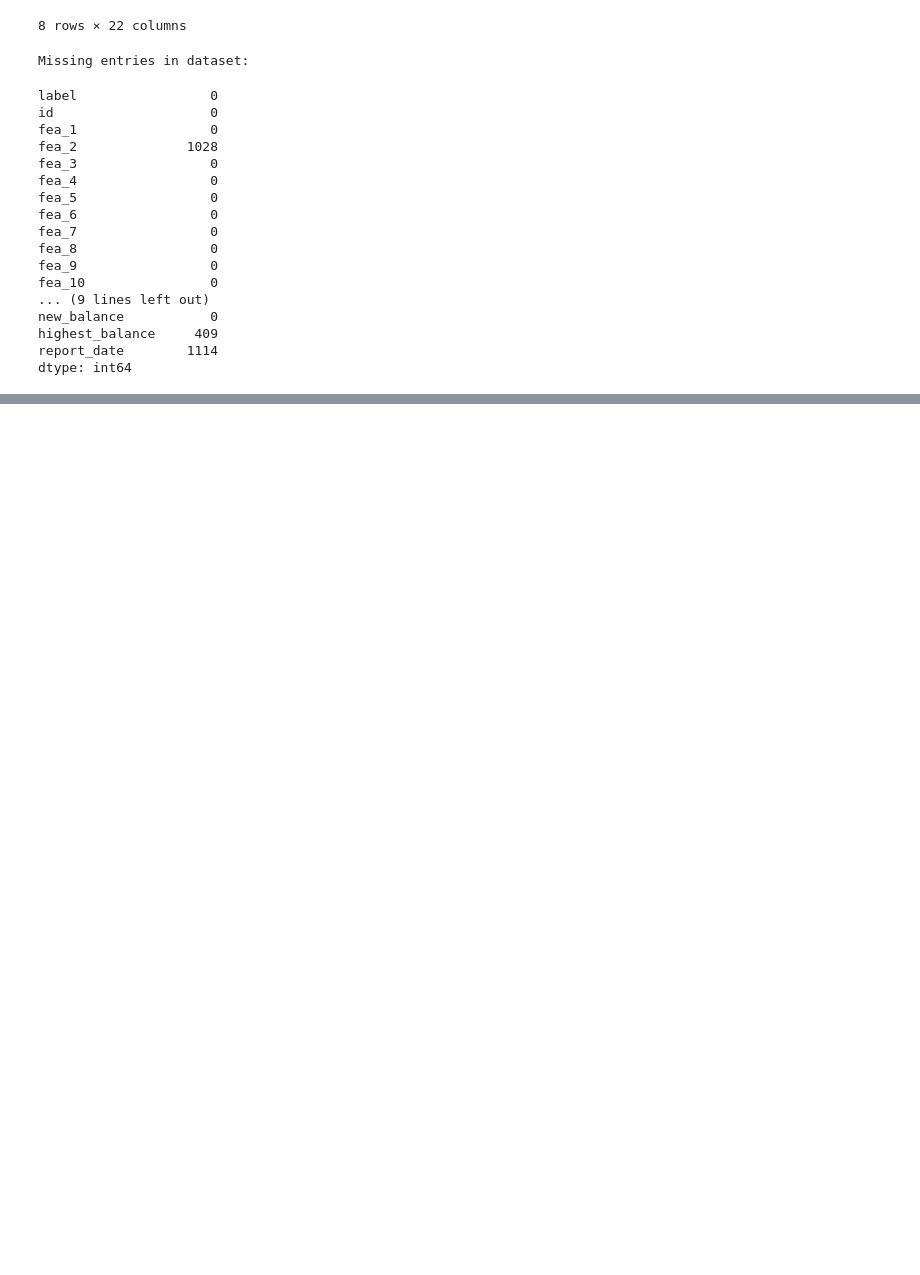
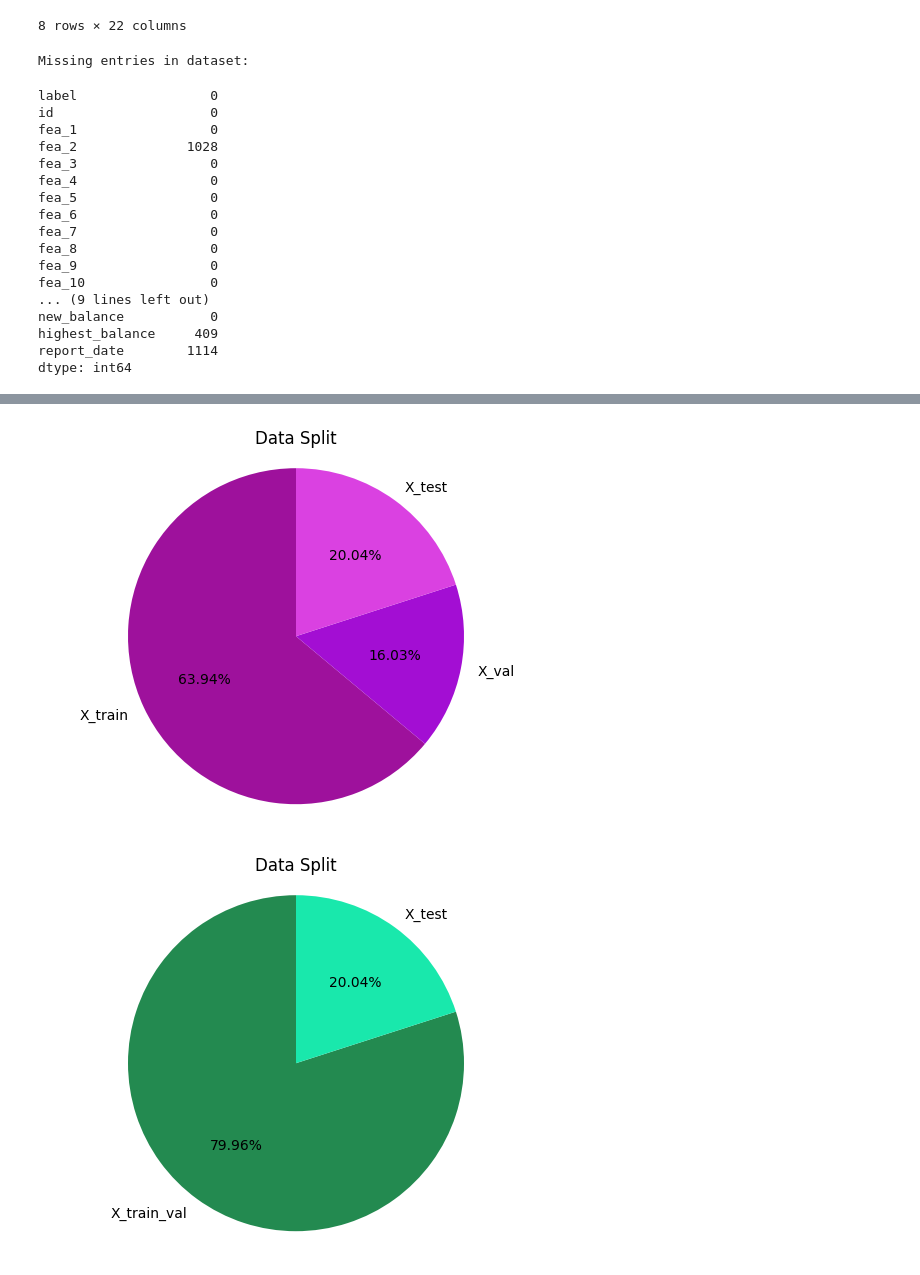
Before and after one commit to aruuuke/CreditRisk, a Jupyter notebook: LogisticRegression.ipynb, the cells around one changed output, grey strips where cells are left out. Cells and saved outputs as stored; diff of their text form; code cells hidden in the pictures; blank space fills up the shorter version.

```diff
--- a/LogisticRegression.ipynb
+++ b/LogisticRegression.ipynb
@@ -275,0 +271,6 @@ def logistic_regression_Ridge(X_train, y_train, X_val, y_val, C_range):
+# %%
+visualize_split([X_train, X_val, X_test],["X_train","X_val","X_test"])
+visualize_split([X_train_val, X_test],["X_train_val","X_test"])
+# %% [output]
+[figure, added]
+[figure, added]
```
Also changed, not shown: parts of 46 cells of this notebook.
